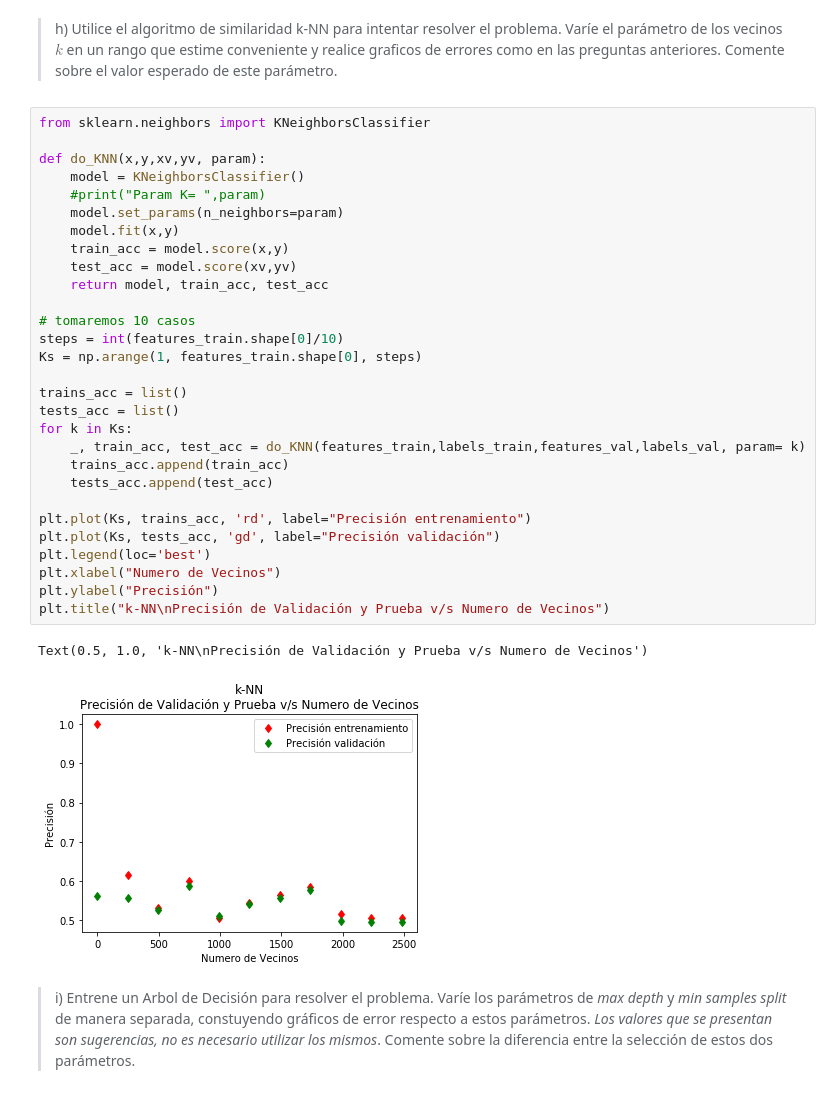
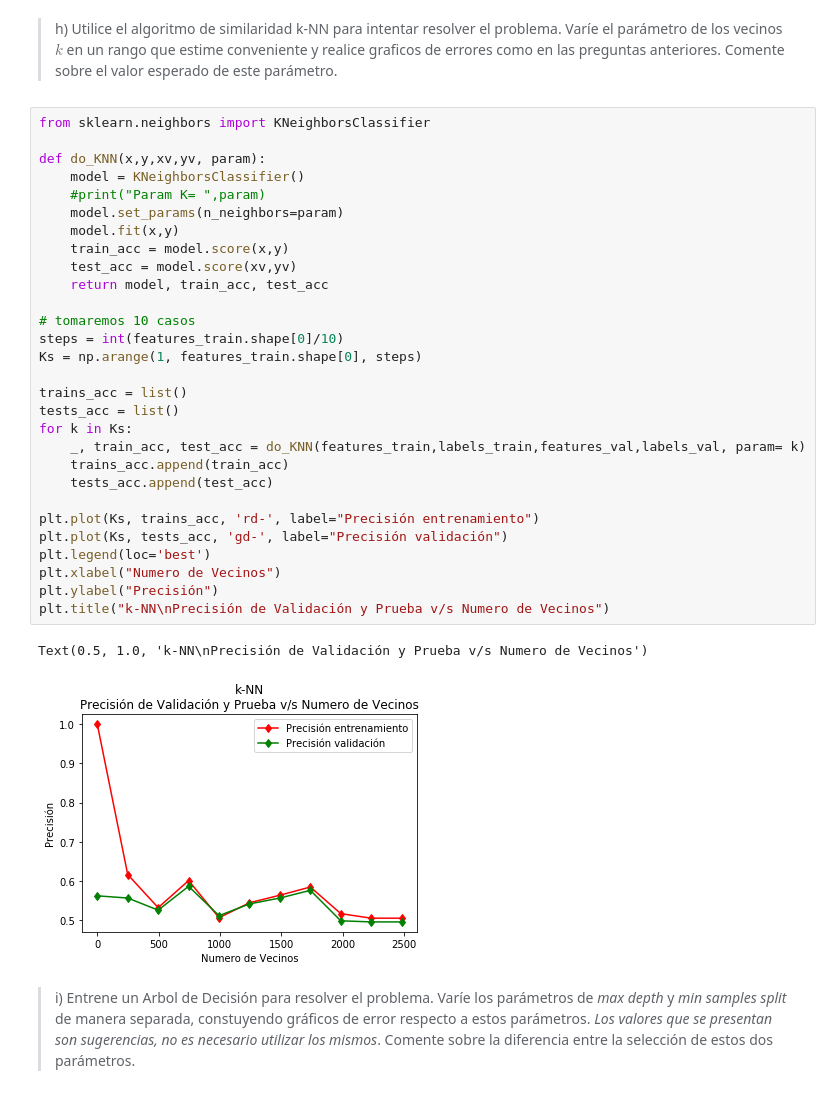
Before and after one commit to godinezseba/Tarea-2-MachineLearning, a Jupyter notebook: Sección 1/Sección 1.ipynb, the cells around one changed output. Cells and saved outputs as stored; diff of their text form.

```diff
--- a/Sección 1/Sección 1.ipynb
+++ b/Sección 1/Sección 1.ipynb
@@ -328,35 +345,35 @@ plt.show()
 # %%
 from sklearn.neighbors import KNeighborsClassifier
 
 def do_KNN(x,y,xv,yv, param):
     model = KNeighborsClassifier()
     #print("Param K= ",param)
     model.set_params(n_neighbors=param)
     model.fit(x,y)
     train_acc = model.score(x,y)
     test_acc = model.score(xv,yv)
     return model, train_acc, test_acc
 
 # tomaremos 10 casos
 steps = int(features_train.shape[0]/10)
 Ks = np.arange(1, features_train.shape[0], steps)
 
 trains_acc = list()
 tests_acc = list()
 for k in Ks:
     _, train_acc, test_acc = do_KNN(features_train,labels_train,features_val,labels_val, param= k)
     trains_acc.append(train_acc)
     tests_acc.append(test_acc)
 
-plt.plot(Ks, trains_acc, 'rd', label="Precisión entrenamiento")
-plt.plot(Ks, tests_acc, 'gd', label="Precisión validación")
+plt.plot(Ks, trains_acc, 'rd-', label="Precisión entrenamiento")
+plt.plot(Ks, tests_acc, 'gd-', label="Precisión validación")
 plt.legend(loc='best')
 plt.xlabel("Numero de Vecinos")
 plt.ylabel("Precisión")
 plt.title("k-NN\nPrecisión de Validación y Prueba v/s Numero de Vecinos")
 # %% [output]
 Text(0.5, 1.0, 'k-NN\nPrecisión de Validación y Prueba v/s Numero de Vecinos')
-[figure, old version]
+[figure, new version]
 # %% [markdown]
 > i) Entrene un Arbol de Decisión para resolver el problema. Varíe los parámetros de *max depth* y *min samples split* de manera separada, constuyendo gráficos de error respecto a estos parámetros. *Los valores que se presentan son sugerencias, no es necesario utilizar los mismos*. Comente sobre la diferencia entre la selección de estos dos parámetros.
 # %%
```
Also changed, not shown: parts of 7 cells of this notebook.
